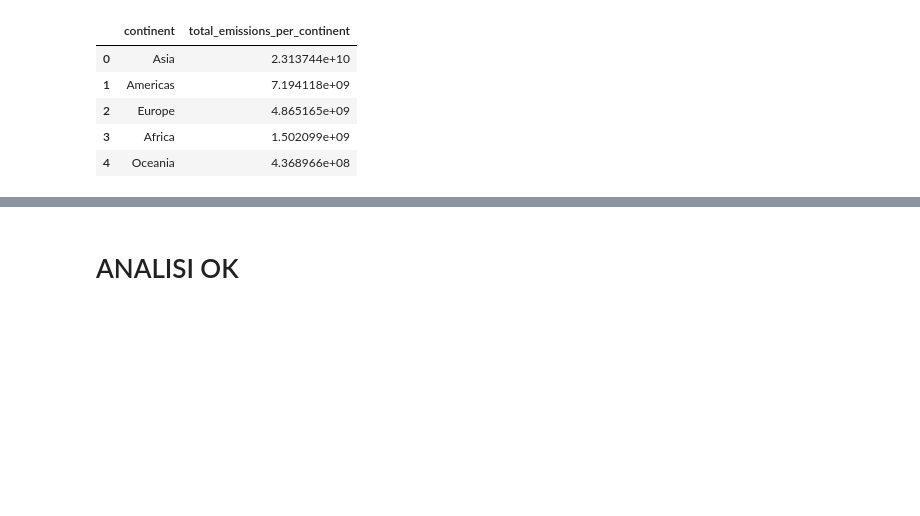
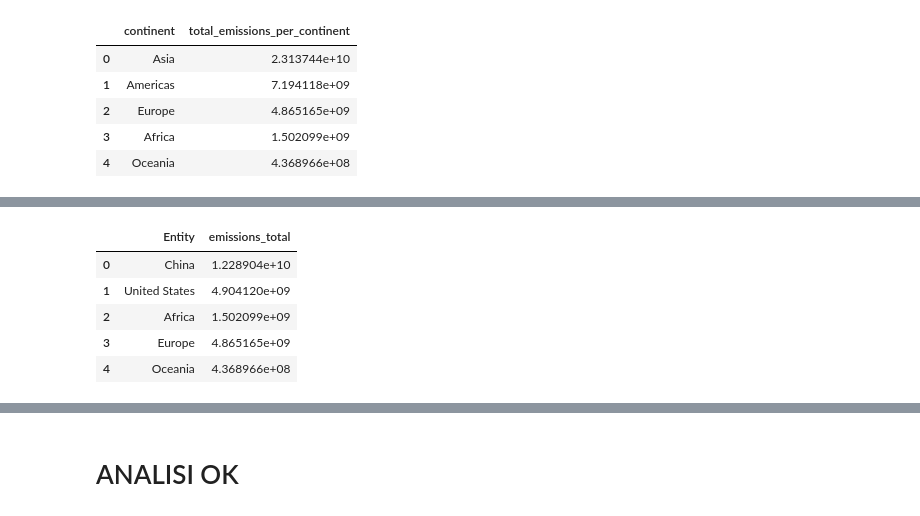
Before and after one commit to william-toscani/Data_Visualization_Project, a Jupyter notebook: Data_Viz_Project.ipynb, the cells around one changed output, grey strips where cells are left out. Cells and saved outputs as stored; diff of their text form; code cells hidden in the pictures; blank space fills up the shorter version.

```diff
--- a/Data_Viz_Project.ipynb
+++ b/Data_Viz_Project.ipynb
@@ -485,0 +579,72 @@ fig.show()
+# %%
+combined_emissions_data = sql("""
+SELECT Entity, emissions_total FROM emission_raw
+WHERE Year = 2024 AND Entity IN ('China', 'United States')
+
+UNION ALL
+
+SELECT wc.continent AS Entity, SUM(er.emissions_total) AS emissions_total FROM emission_raw AS er
+INNER JOIN world_clean AS wc ON er.Code = wc.code
+WHERE er.Year = 2024 AND wc.continent IN ('Europe', 'Oceania', 'Africa')
+GROUP BY wc.continent
+""")
+
+display(combined_emissions_data)
+
+# Pre-format the text directly in the DataFrame
+combined_emissions_data['formatted_text'] = '<b>' + (combined_emissions_data['emissions_total']/1e9).round(1).astype(str) + ' Bt</b>'
+
+color_map = {
+    'China': px.colors.qualitative.Set2[5],
+    'Africa': px.colors.qualitative.Dark2[6],
+    'Oceania': px.colors.qualitative.Dark2[0],
+    'United States': px.colors.qualitative.Set2[1],
+    'Europe': px.colors.qualitative.Dark2[2],
+}
+
+
+fig = px.bar(combined_emissions_data.sort_values(by='emissions_total', ascending=False), # Sort for better visualization
+             x='Entity',
+             y='emissions_total',
+             orientation='v',
+             title='<b> CO2 Emissions: China, US vs Other Continents (2024) </b>',
+             text='formatted_text', # Use the pre-formatted text column
+             color='Entity', # Differentiate bars by entity
+             color_discrete_map=color_map
+            )
+
+# Set text font and template for all traces
+fig.update_traces(texttemplate='%{text}', textfont=dict(size=24, family='Lekton', weight='bold')) # Simplified texttemplate to just display the pre-formatted text
+
+# Adjust text position conditionally
+for trace in fig.data:
+    # Clean the entity name as it contains HTML bold tags from SQL query
+    entity_name = trace.name.replace('<b>', '').replace('</b>', '')
+    if entity_name == 'Oceania':
+        trace.textposition = 'outside'
+    else:
+        trace.textposition = 'inside'
+
+fig.update_layout(
+    yaxis=dict(showticklabels=False, showline=False, ticks=''), # Hide y-axis labels, line and ticks
+    xaxis=dict(tickfont=dict(size=24, weight='bold')), # Make x-axis tick labels bold and set size
+    width=1200,
+    height=600,
+    title_x=0.5,
+    title_y=0.9,
+    title_font_size=32, # Larger title
+    font=dict(family='Lekton'), # Set font family to Lekton
+    xaxis_title_text='', # Remove x-axis title
+    yaxis_title_text='', # Remove y-axis title
+    showlegend=False, # Remove legend
+    template='plotly_white' # Set white background
+)
+
+fig.show()
+# %% [output]
+|  | Entity | emissions_total |
+| 0 | China | 1.228904e+10 |
+| 1 | United States | 4.904120e+09 |
+| 2 | Africa | 1.502099e+09 |
+| 3 | Europe | 4.865165e+09 |
+| 4 | Oceania | 4.368966e+08 |
```
Also changed, not shown: parts of 6 cells of this notebook.
